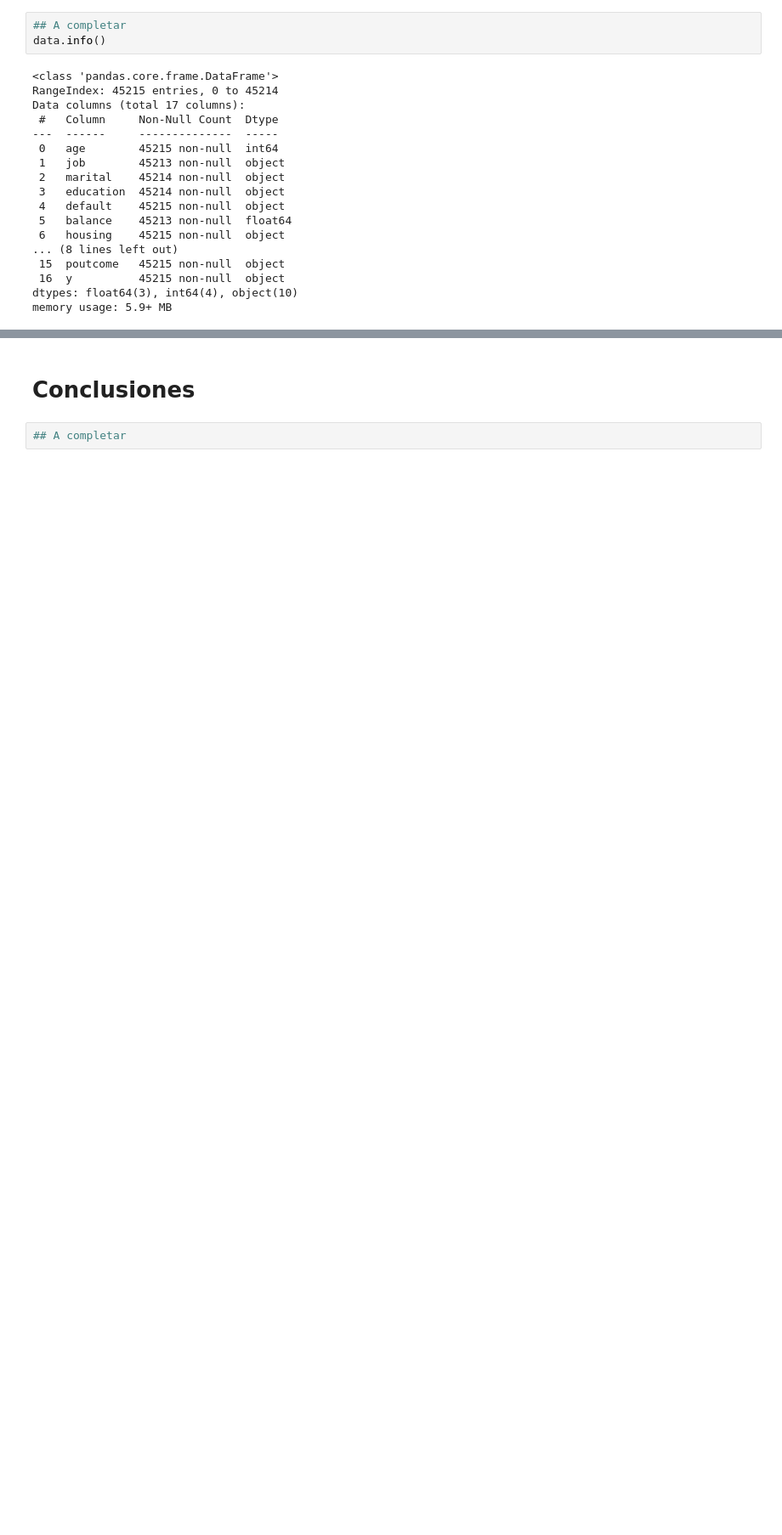
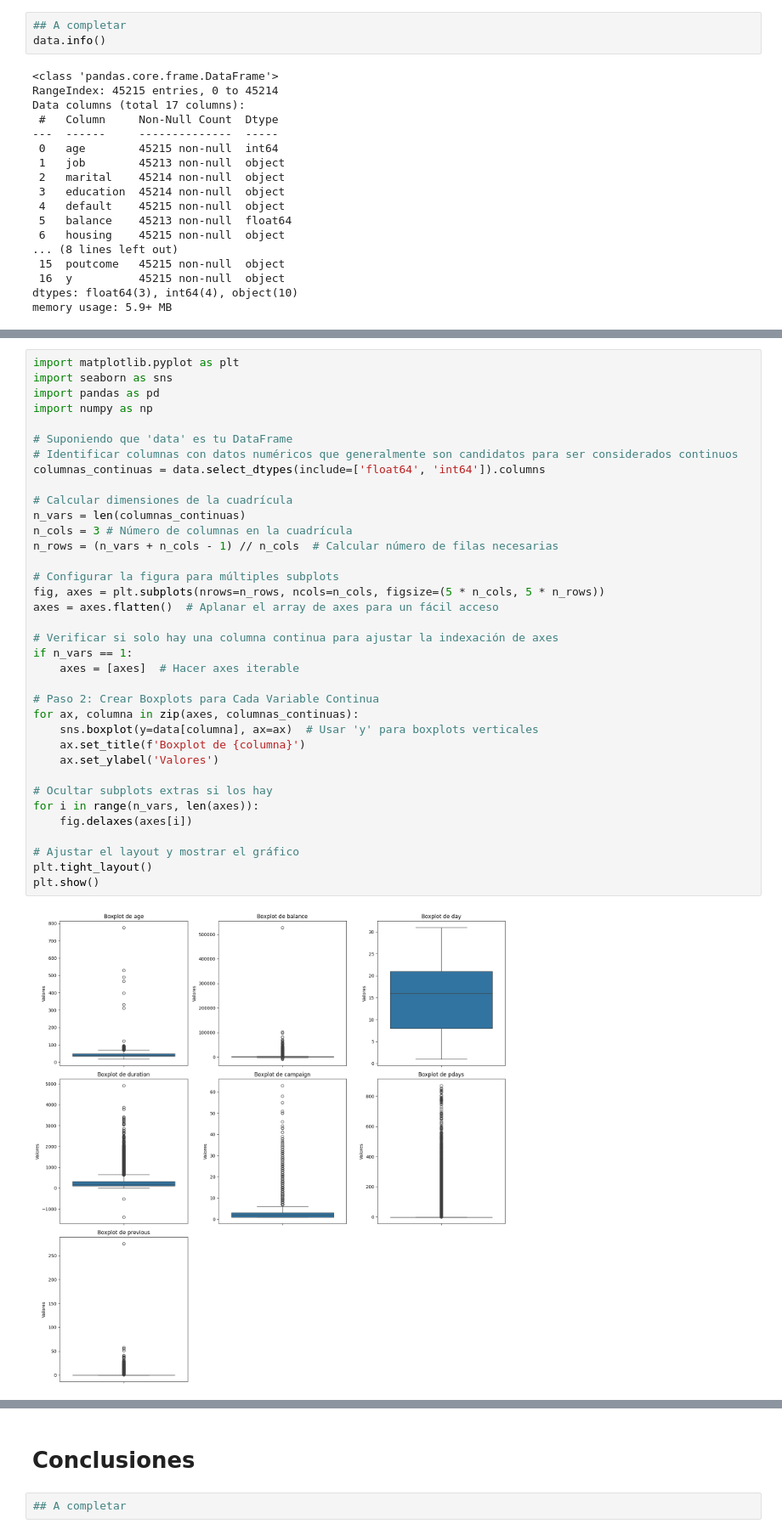
Before and after one commit to hugofmr/EDEM_MDA2324, a Jupyter notebook: Alumnos/ES/Josan_Rodrigo_Cortes/Machine_learning/EntregablesHechos/01_EDA.ipynb, the cells around one changed output, grey strips where cells are left out. Shown: that part at 85% size. Drawn from its saved outputs; the diff is of its cells as text; blank space fills up the shorter version.

```diff
--- a/Alumnos/ES/Josan_Rodrigo_Cortes/Machine_learning/EntregablesHechos/01_EDA.ipynb
+++ b/Alumnos/ES/Josan_Rodrigo_Cortes/Machine_learning/EntregablesHechos/01_EDA.ipynb
@@ -122,0 +299,38 @@ print(data.shape)
+# %%
+import matplotlib.pyplot as plt
+import seaborn as sns
+import pandas as pd
+import numpy as np
+
+# Suponiendo que 'data' es tu DataFrame
+# Identificar columnas con datos numéricos que generalmente son candidatos para ser considerados continuos
+columnas_continuas = data.select_dtypes(include=['float64', 'int64']).columns
+
+# Calcular dimensiones de la cuadrícula
+n_vars = len(columnas_continuas)
+n_cols = 3 # Número de columnas en la cuadrícula
+n_rows = (n_vars + n_cols - 1) // n_cols  # Calcular número de filas necesarias
+
+# Configurar la figura para múltiples subplots
+fig, axes = plt.subplots(nrows=n_rows, ncols=n_cols, figsize=(5 * n_cols, 5 * n_rows))
+axes = axes.flatten()  # Aplanar el array de axes para un fácil acceso
+
+# Verificar si solo hay una columna continua para ajustar la indexación de axes
+if n_vars == 1:
+    axes = [axes]  # Hacer axes iterable
+
+# Paso 2: Crear Boxplots para Cada Variable Continua
+for ax, columna in zip(axes, columnas_continuas):
+    sns.boxplot(y=data[columna], ax=ax)  # Usar 'y' para boxplots verticales
+    ax.set_title(f'Boxplot de {columna}')
+    ax.set_ylabel('Valores')
+
+# Ocultar subplots extras si los hay
+for i in range(n_vars, len(axes)):
+    fig.delaxes(axes[i])
+
+# Ajustar el layout y mostrar el gráfico
+plt.tight_layout()
+plt.show()
+# %% [output]
+[figure, added]
```
Also changed, not shown: parts of 24 cells of this notebook, 1 other file.
